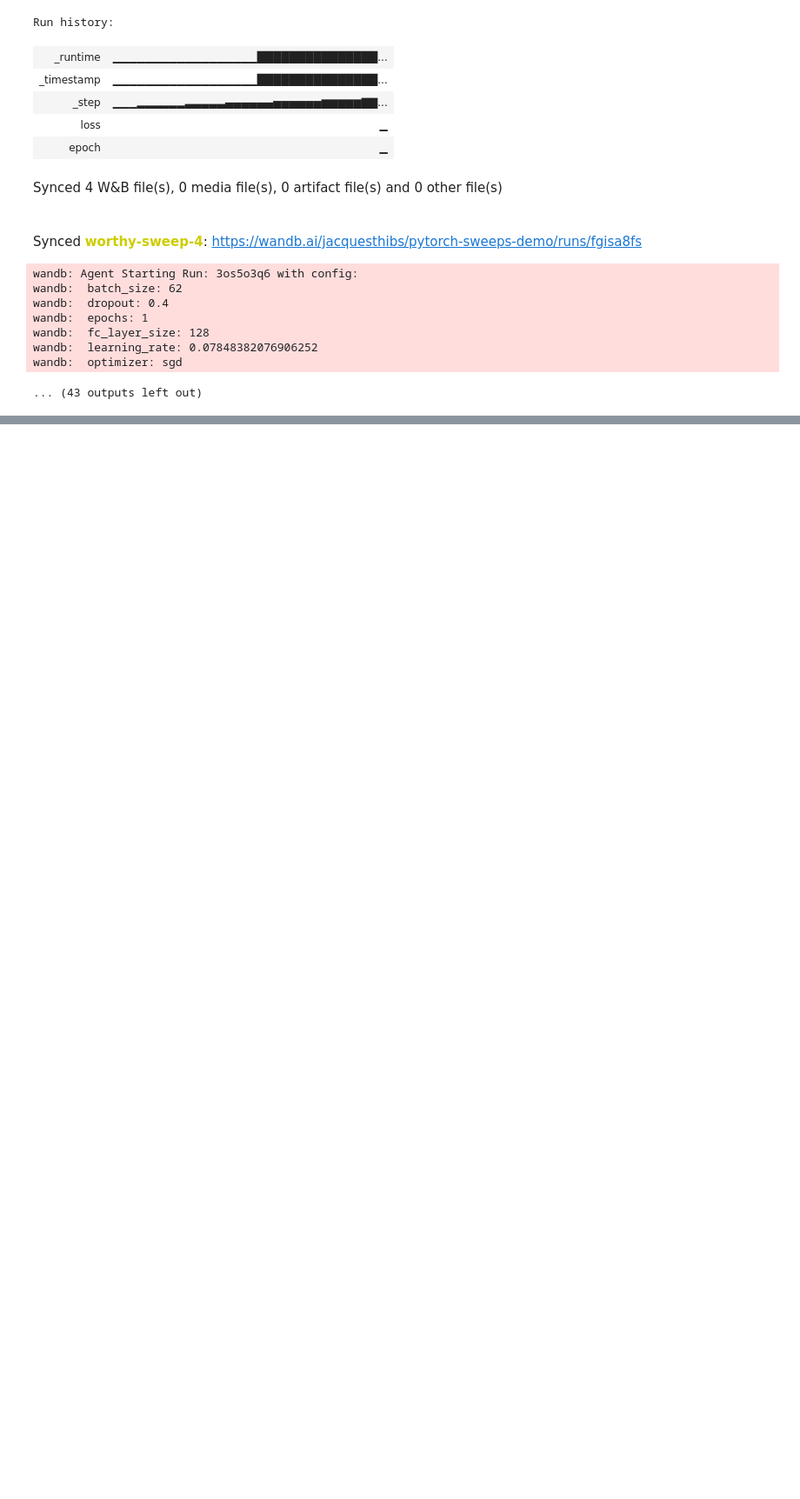
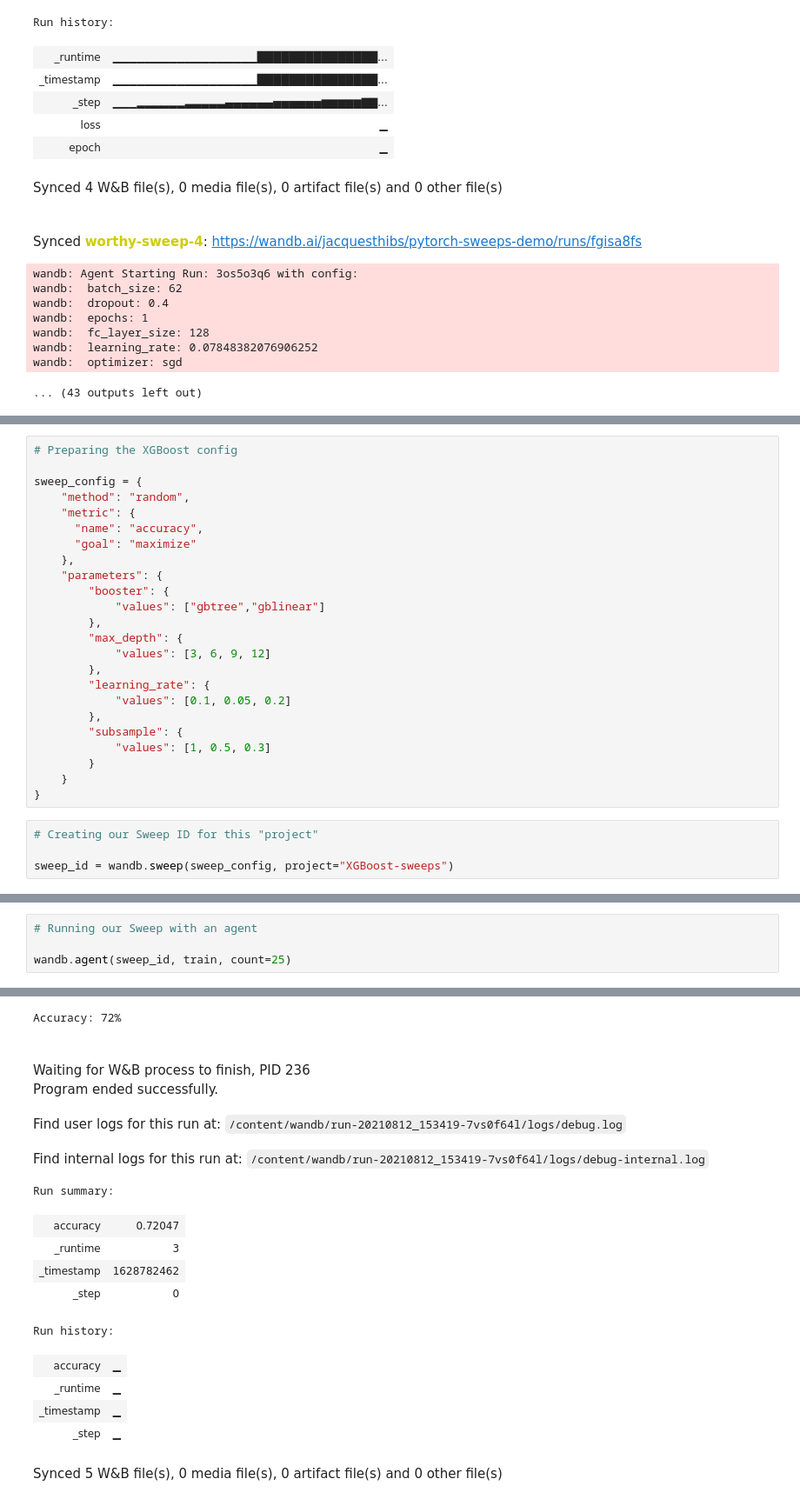
Before and after one commit to JayThibs/effective-ml-mini-projects, a Jupyter notebook: hyperparameter_sweeps_using_wandb.ipynb, the cells around one changed output, grey strips where cells are left out. Shown at 87% size. Drawn from its saved outputs; the diff is of its cells as text; blank space fills up the shorter version.

Commit message:
Added XGBoost Sweeps.

```diff
--- a/hyperparameter_sweeps_using_wandb.ipynb
+++ b/hyperparameter_sweeps_using_wandb.ipynb
@@ -344,0 +337,28 @@ These visualizations can help you save both time and resources running expensive
+# %%
+# Preparing the XGBoost config
+
+sweep_config = {
+    "method": "random",
+    "metric": {
+      "name": "accuracy",
+      "goal": "maximize"
+    },
+    "parameters": {
+        "booster": {
+            "values": ["gbtree","gblinear"]
+        },
+        "max_depth": {
+            "values": [3, 6, 9, 12]
+        },
+        "learning_rate": {
+            "values": [0.1, 0.05, 0.2]
+        },
+        "subsample": {
+            "values": [1, 0.5, 0.3]
+        }
+    }
+}
+# %%
+# Creating our Sweep ID for this "project"
+
+sweep_id = wandb.sweep(sweep_config, project="XGBoost-sweeps")
@@ -344,0 +426,5 @@ These visualizations can help you save both time and resources running expensive
+# %%
+# Running our Sweep with an agent
+
+wandb.agent(sweep_id, train, count=25)
+# %% [output]
@@ -344,0 +443,16 @@ These visualizations can help you save both time and resources running expensive
+Accuracy: 72%
+Waiting for W&B process to finish, PID 236
+Program ended successfully.
+Find user logs for this run at: /content/wandb/run-20210812_153419-7vs0f64l/logs/debug.log
+Find internal logs for this run at: /content/wandb/run-20210812_153419-7vs0f64l/logs/debug-internal.log
+Run summary:
+| accuracy | 0.72047 |
+| _runtime | 3 |
+| _timestamp | 1628782462 |
+| _step | 0 |
+Run history:
+| accuracy | ▁ |
+| _runtime | ▁ |
+| _timestamp | ▁ |
+| _step | ▁ |
+Synced 5 W&B file(s), 0 media file(s), 0 artifact file(s) and 0 other file(s)
```
Also changed, not shown: parts of 14 cells of this notebook.
